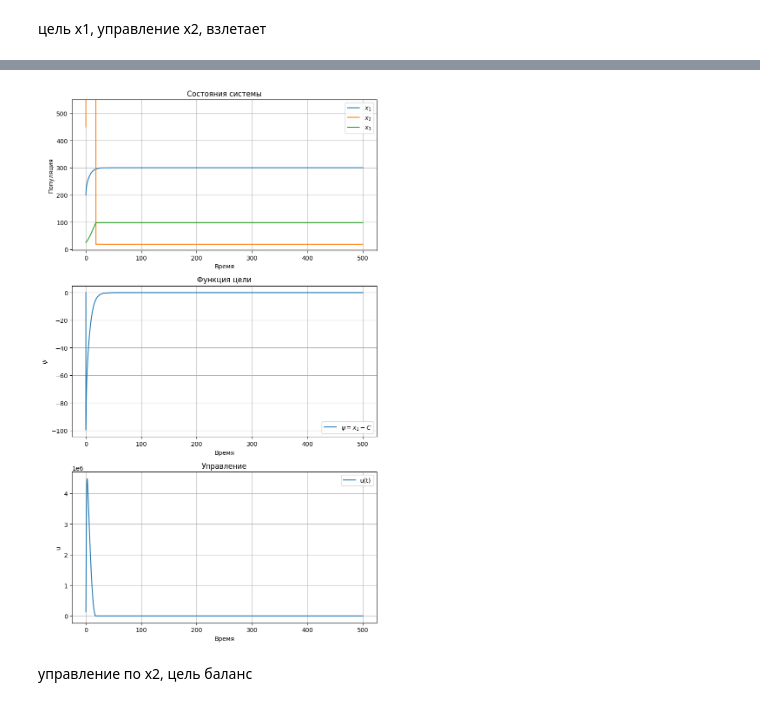
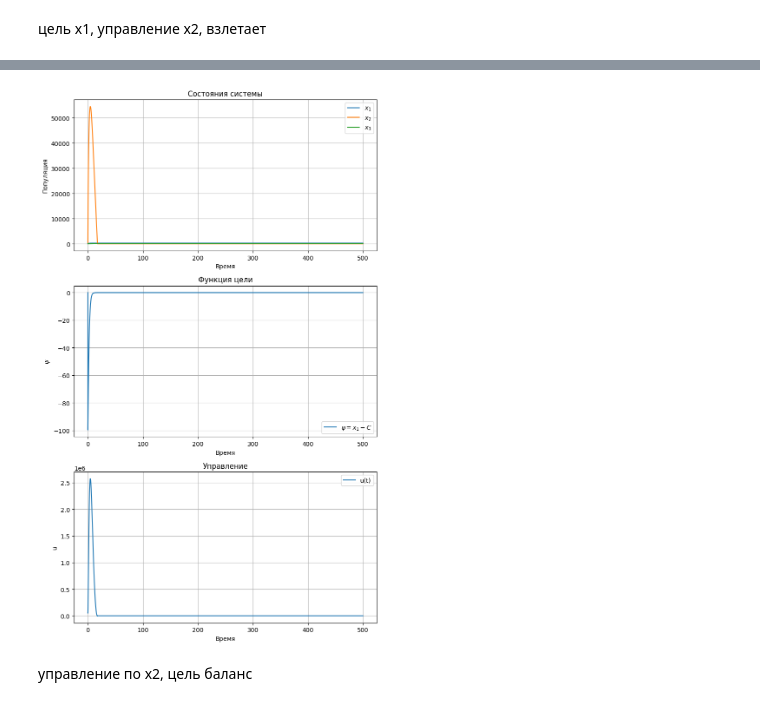
Before and after one commit to Emo4ka07/VKR, a Jupyter notebook: NTP_АКАР_1.ipynb, the cells around one changed output, grey strips where cells are left out. Cells and saved outputs as stored; diff of their text form; code cells hidden in the pictures.

```diff
--- a/NTP_АКАР_1.ipynb
+++ b/NTP_АКАР_1.ipynb
@@ -758,7 +758,7 @@ values_dict = {
 
 # Время и шаг
 dt = 0.01
-t = np.arange(0, 500, dt)
+t = np.arange(0, 200, dt)
 
 t_s_original = np.linspace(0, t[-1], len(s), endpoint=True)
 
@@ -914,14 +914,14 @@ args = [values_dict[v] for v in used_vars]
 u_vals[-1] = u_func(*args)
 
 # Графики
-plt.figure(figsize=(8, 20))
+plt.figure(figsize=(6, 16))
 
 # 1. Без управления и без шума
 plt.subplot(5, 1, 1)
 plt.plot(t, x1_no_control_no_noise, label=r'$x_1$')
 plt.plot(t, x2_no_control_no_noise, label=r'$x_2$')
 plt.plot(t, x3_no_control_no_noise, label=r'$x_3$')
-plt.title('Система без управления и без шума')
+plt.title('Система без управления')
 plt.xlabel('Время')
 plt.ylabel('Популяция')
 plt.legend()
@@ -2071,7 +2219,7 @@ values_dict = {
     x2_sym: 450,
     x3_sym: 25,
     T: 1,
-    T1: 6,
+    T1: 1.5,
     a1: 0.002,
     a2: 0.001,
     b1: 0.49,
@@ -2163,7 +2311,7 @@ plt.subplot(3, 1, 1)
 plt.plot(t, x1_vals, label=r'$x_1$')
 plt.plot(t, x2_vals, label=r'$x_2$')
 plt.plot(t, x3_vals, label=r'$x_3$')
-plt.ylim(-5, 550)
+#plt.ylim(-5, 550)
 plt.title('Состояния системы')
 plt.xlabel('Время')
 plt.ylabel('Популяция')
@@ -2197,4 +2345,4 @@ psi:  -1.5575096767861396e-11
-[figure, old version]
+[figure, new version]
 # %% [markdown]
 управление по x2, цель баланс
 # %%
```
Also changed, not shown: parts of 6 cells of this notebook.
